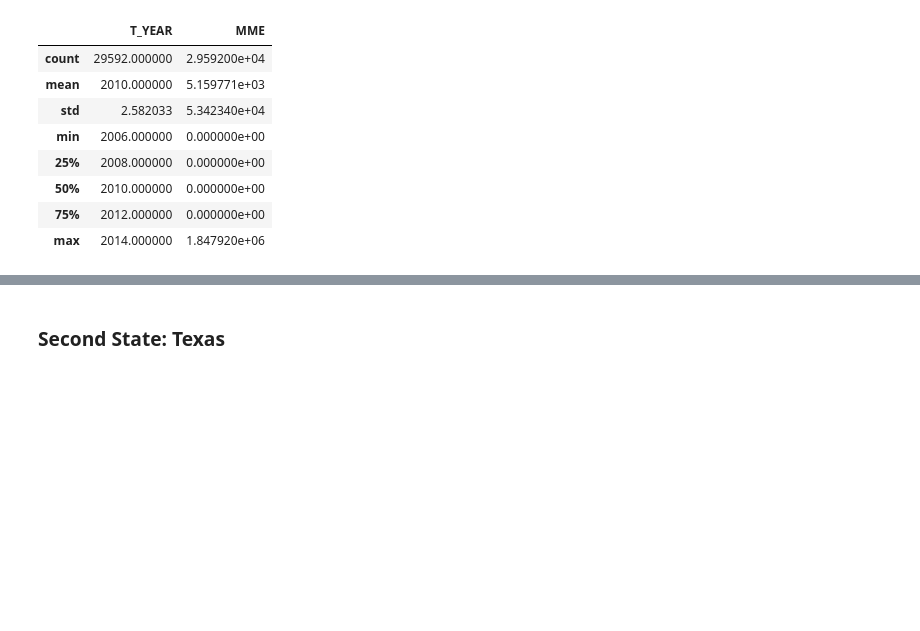
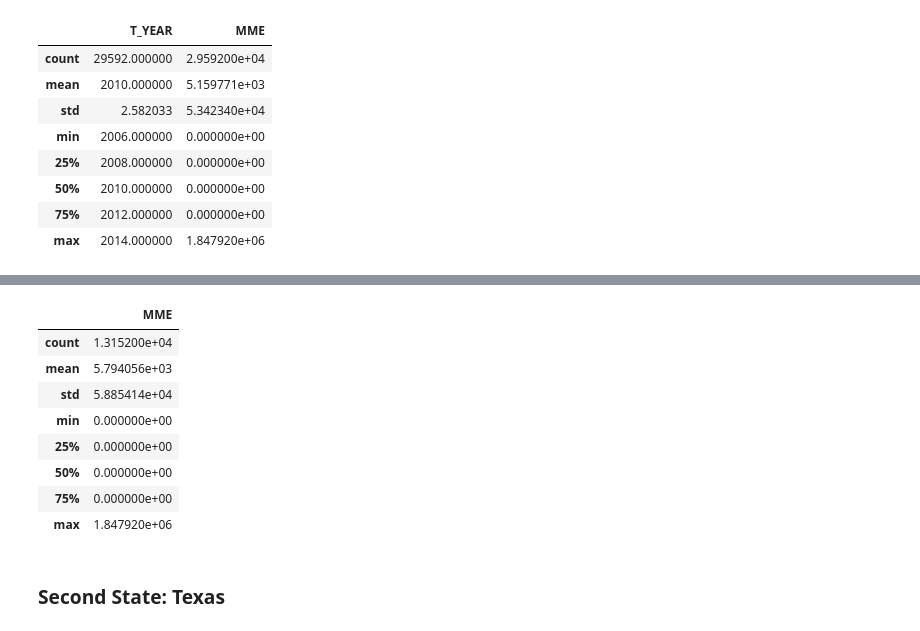
Before and after one commit to MIDS-at-Duke/pds-2022-turquoise-team, a Jupyter notebook: 20_intermediate_files/prep_eda.ipynb, the cells around one changed output, grey strips where cells are left out. Drawn from its saved outputs; the diff is of its cells as text; code cells hidden in the pictures; blank space fills up the shorter version.

```diff
--- a/20_intermediate_files/prep_eda.ipynb
+++ b/20_intermediate_files/prep_eda.ipynb
@@ -227,3 +251,15 @@ assert fl_compare_df_before.sum()[0] < fl_compare_df_after.sum()[0]
+# %%
+fl_compare_df_after.describe()
+# %% [output]
+|  | MME |
+| count | 1.315200e+04 |
+| mean | 5.794056e+03 |
+| std | 5.885414e+04 |
+| min | 0.000000e+00 |
+| 25% | 0.000000e+00 |
+| 50% | 0.000000e+00 |
+| 75% | 0.000000e+00 |
+| max | 1.847920e+06 |
 # %% [markdown]
 ### Second State: Texas
 # %%
```
Also changed, not shown: parts of 4 cells of this notebook.
